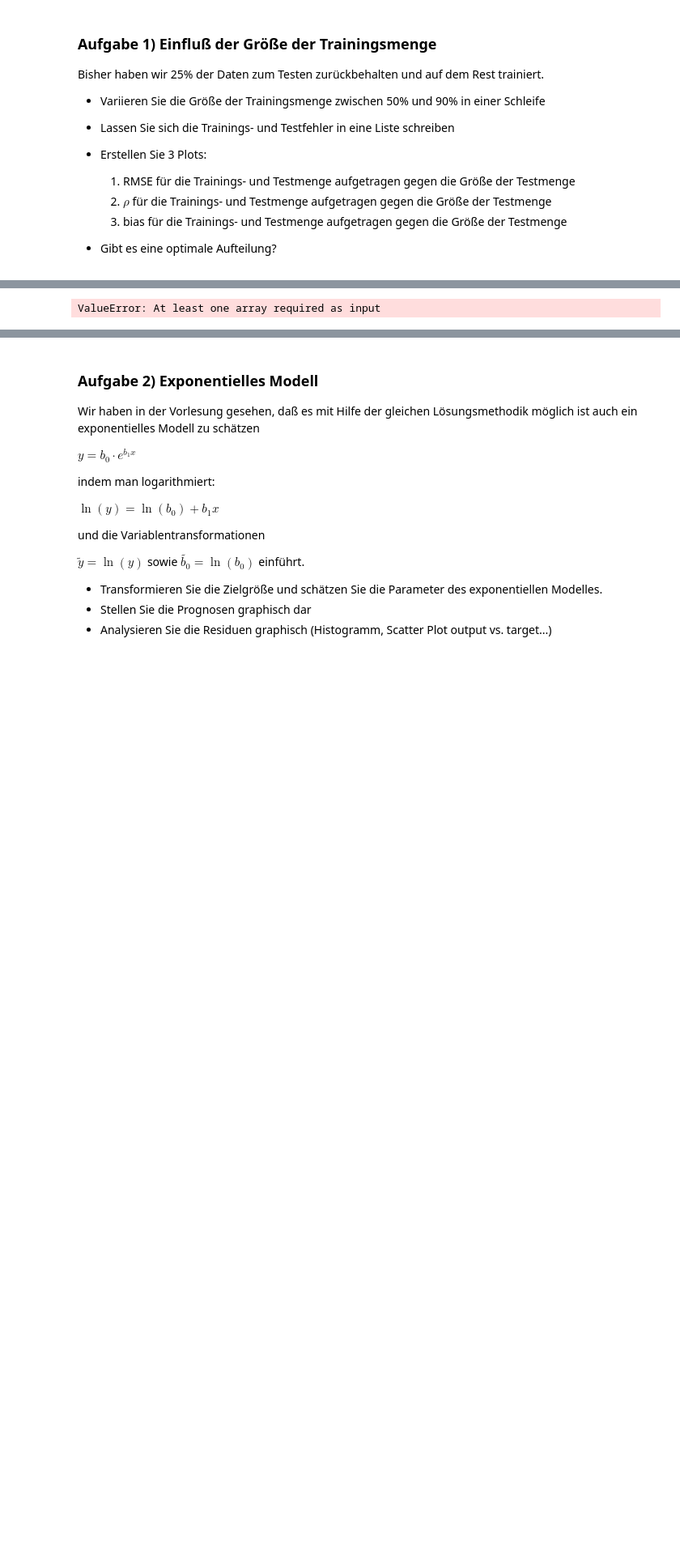
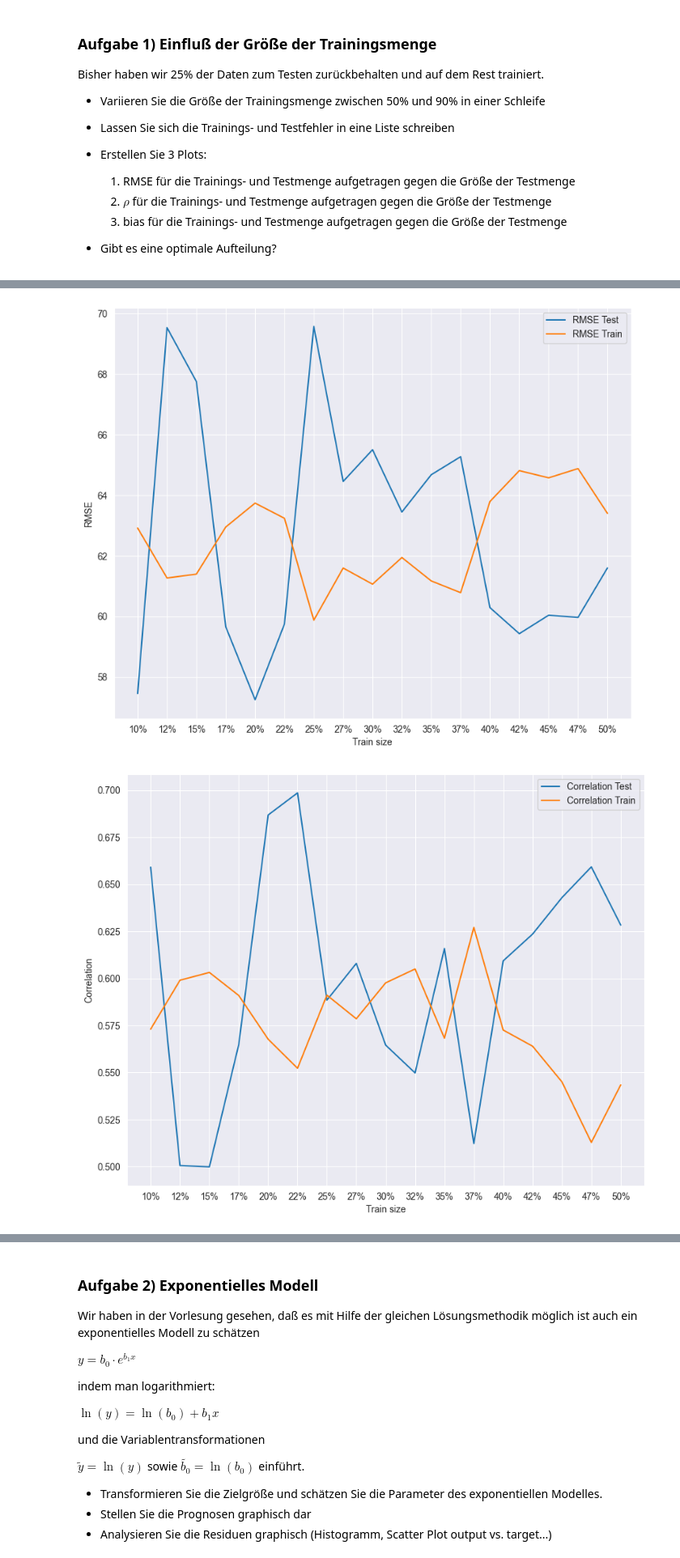
Before and after one commit to Bajtinus/ML-Project, a Jupyter notebook: ELO-files/Python/ML_Lecture1_LinearModels_Part1.ipynb, the cells around one changed output, grey strips where cells are left out. Shown at 81% size. Cells and saved outputs as stored; diff of their text form; code cells hidden in the pictures; blank space fills up the shorter version.

```diff
--- a/ELO-files/Python/ML_Lecture1_LinearModels_Part1.ipynb
+++ b/ELO-files/Python/ML_Lecture1_LinearModels_Part1.ipynb
@@ -394,13 +373,13 @@ dataset
-# %%
-biases = []
-ps = []
-rmses = []
-
-
-dataset_input = dataset["age", "sex", "bmi", "bp", "s1", "s2", "s3", "s4", "s5", "s6"]
-dataset_target = data
-
-for i in (np.linspace(0.5,0.9,17)):
-    X_train, X_test, y_train, y_test = train_test_split(dataset_input, dataset_target, test_size=i)
-# %% [output]
-ValueError: At least one array required as input
+# %%
+class Assignment:
+    """
+    Data structure to collect the required results
+    """
+    def __init__(self):
+        self.train_size = ...
+        self.rmse_train = ...
+        self.rmse_test = ...
+        self.correlation_train = ...
+        self.correlation_test = ...
+        self.bias_train = ...
+        self.bias_test = ...
@@ -406,0 +422,36 @@ ValueError: At least one array required as input
+# %%
+
+train_sizes = [assignment.train_size for assignment in assignments]
+
+rmses_test = [assignment.rmse_test for assignment in assignments]
+rmses_train = [assignment.rmse_train for assignment in assignments]
+rmse_fig = plt.figure(figsize=(10, 8))
+plt.plot(train_sizes, rmses_test, label="RMSE Test")
+plt.plot(train_sizes, rmses_train, label="RMSE Train")
+plt.xlabel("Train size")
+plt.ylabel("RMSE")
+plt.legend()
+plt.show()
+
+correlations_test = [assignment.correlation_test for assignment in assignments]
+correlations_train = [assignment.correlation_train for assignment in assignments]
+correlation_fig = plt.figure(figsize=(10, 8))
+plt.plot(train_sizes, correlations_test, label="Correlation Test")
+plt.plot(train_sizes, correlations_train, label="Correlation Train")
+plt.xlabel("Train size")
+plt.ylabel("Correlation")
+plt.legend()
+plt.show()
+
+biases_test = [assignment.bias_test for assignment in assignments]
+biases_train = [assignment.bias_train for assignment in assignments]
+bias_fig = plt.figure(figsize=(10, 8))
+plt.plot(train_sizes, biases_test, label="Bias Test")
+plt.plot(train_sizes, biases_train, label="Bias Train")
+plt.xlabel("Train size")
+plt.ylabel("Bias")
+plt.legend()
+plt.show()
+# %% [output]
+[figure, added]
+[figure, added]
```
Also changed, not shown: parts of 15 cells of this notebook.
